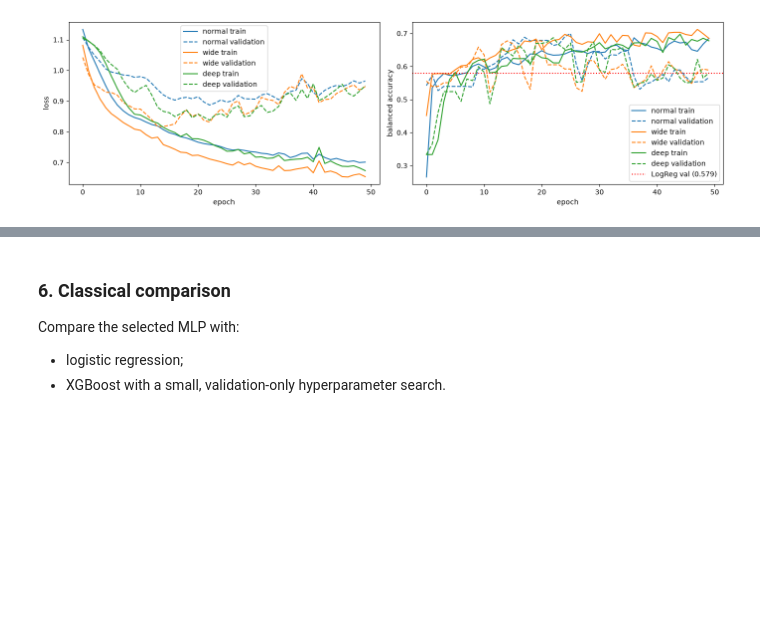
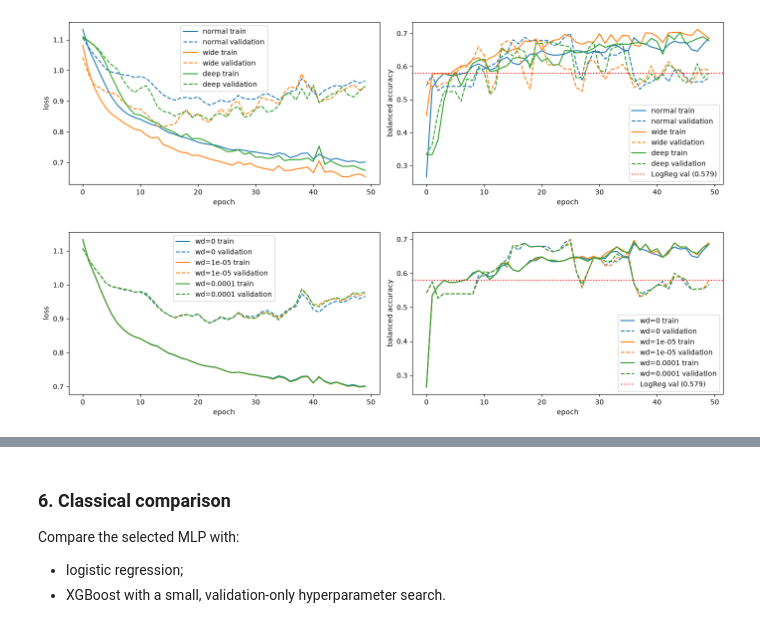
Before and after one commit to ALEGATOR1209/KSE_ML_for_bioinformatics, a Jupyter notebook: practicals/week6/Assignment6.ipynb, the cells around one changed output, grey strips where cells are left out. Drawn from its saved outputs; the diff is of its cells as text; code cells hidden in the pictures; blank space fills up the shorter version.

```diff
--- a/practicals/week6/Assignment6.ipynb
+++ b/practicals/week6/Assignment6.ipynb
@@ -310,7 +312,7 @@ class Scaler(nn.Module):
     return (X - self.mean) / self.std
 
 class MLP(nn.Module):
-  def __init__(self, input_dim, n_classes, hidden=(32, 16)):
+  def __init__(self, input_dim, n_classes, hidden=(32, 16), dropout=False):
     super().__init__()
     torch.manual_seed(RANDOM_STATE)
     layers = [Scaler(input_dim).fit(X_train)]
@@ -318,6 +320,9 @@ class MLP(nn.Module):
     for h in hidden:
       layers += [nn.Linear(input_dim, h), nn.ReLU()]
       input_dim = h
+
+    if dropout:
+      layers.append(nn.Dropout(p=0.3))
 
     layers.append(nn.Linear(input_dim, n_classes))
     self.network = nn.Sequential(*layers)
@@ -422,11 +427,15 @@ def evaluate(model, loader, criterion, device):
 N_EPOCHS = 50
 LR=1e-3
 
-def train(model: nn.Module, lr=LR, n_epoch=N_EPOCHS, log=True):
+def train(model: nn.Module, lr=LR, weight_decay=0, n_epoch=N_EPOCHS, patience=-1, log=True):
   history = {"train_loss": [], "val_loss": [], "train_acc": [], "val_acc": []}
   criterion = nn.CrossEntropyLoss()
-  optimizer = torch.optim.Adam(model.parameters(), lr=lr)
+  optimizer = torch.optim.Adam(model.parameters(), lr=lr, weight_decay=weight_decay)
   train_loader.generator.manual_seed(RANDOM_STATE)
+
+  best_loss, best_state, best_epoch = float('inf'), None, -1
+  patience = n_epoch if patience == -1 else patience
+  wait = 0
 
   for epoch in range(n_epoch):
     train_loss, train_acc = train_one_epoch(
@@ -458,6 +467,22 @@ def train(model: nn.Module, lr=LR, n_epoch=N_EPOCHS, log=True):
         f"val acc={val_acc:.3f}"
       )
 
+    if val_loss < best_loss - 1e-4:
+      best_loss = val_loss
+      best_state = copy.deepcopy(model.state_dict())
+      best_epoch = epoch
+      wait = 0
+    else:
+      wait += 1
+      if wait >= patience:
+        if log:
+          print(f"Early stopping at epoch {epoch+1:03d}")
+          print(f"Best epoch={best_epoch+1:03d} | best val_loss={best_loss:.4f}")
+        break
+
+  if wait >= patience:
+    model = model.load_state_dict(best_state)
+
   return model, history
 
 def plot_history(history, acc_baseline, labels=None):
@@ -551,3 +576,16 @@ histories_cap["deep"] = hist
 plot_history(list(histories_cap.values()), acc_baseline=acc_val, labels=list(histories_cap))
 # %% [output]
 [figure]
+# %%
+weight_decay = [0.0, 1e-5, 1e-4]
+
+histories_wd = []
+for wd in weight_decay:
+  model = MLP(X_train.shape[1], n_classes=CLASSES.size).to(DEVICE)
+  _, hist = train(model, weight_decay=wd, log=False)
+  hist["wd"] = wd
+  histories_wd.append(hist)
+
+plot_history(histories_wd, acc_baseline=acc_val, labels=[f"wd={wd:g}" for wd in weight_decay])
+# %% [output]
+[figure, added]
```
Also changed, not shown: parts of 9 cells of this notebook.
